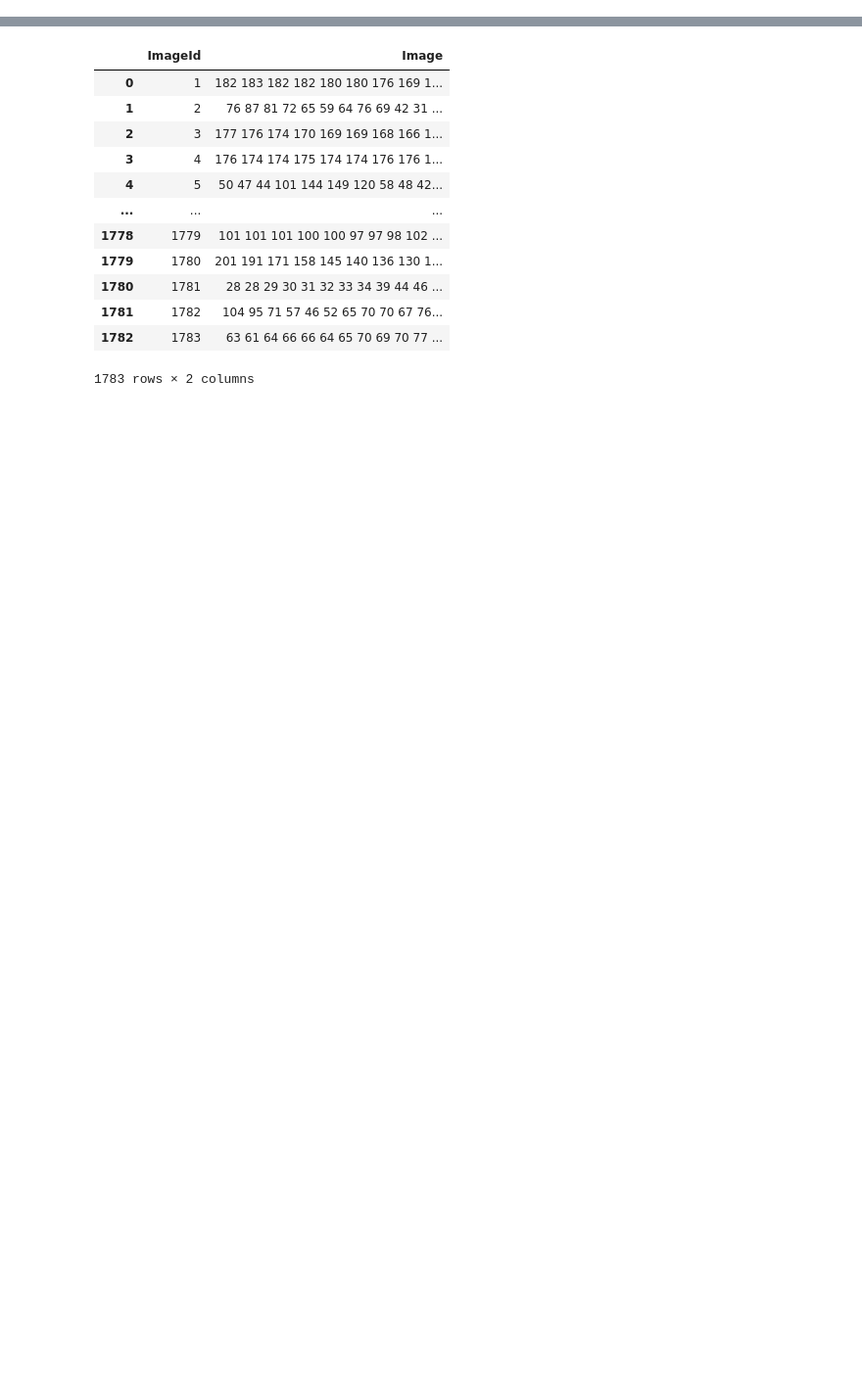
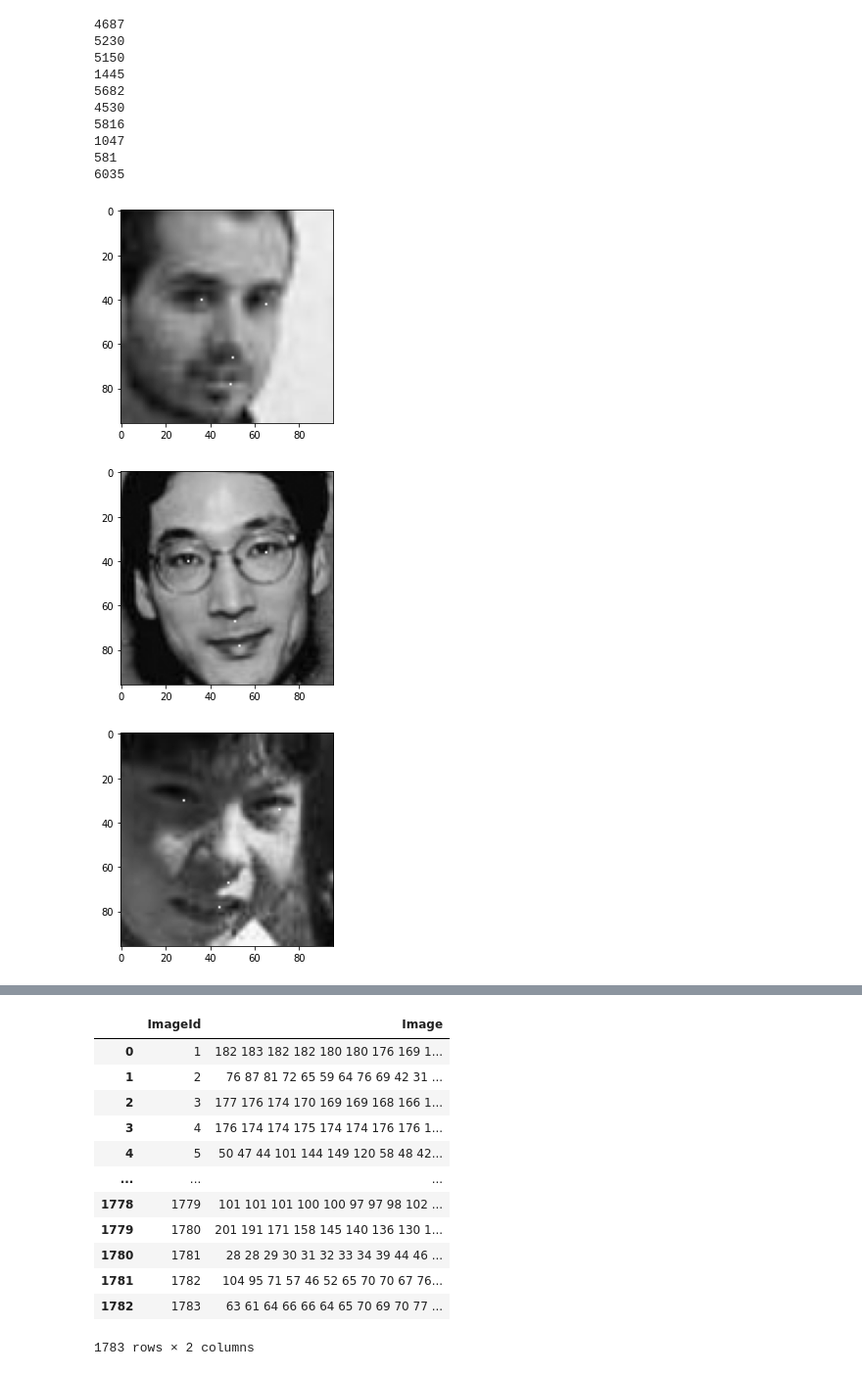
Before and after one commit to allihaider/facial-keypoint-detection, a Jupyter notebook: src/EDA.ipynb, the cells around one changed output, grey strips where cells are left out. Shown at 98% size. Drawn from its saved outputs; the diff is of its cells as text; code cells hidden in the pictures; blank space fills up the shorter version.

```diff
--- a/src/EDA.ipynb
+++ b/src/EDA.ipynb
@@ -9,0 +107,20 @@ ID_LOOKUP_FILE = "IdLookupTable.csv"
+# %%
+for random_index in np.random.randint(0, no_rows, 10):
+    image = get_image_from_string(train_df["Image"][random_index])
+    keypoints = get_image_keypoints(random_index)
+    image = draw_keypoints(image, keypoints)
+    display_image(image)
+# %% [output]
+4687
+5230
+5150
+1445
+5682
+4530
+5816
+1047
+581
+6035
+[figure, added]
+[figure, added]
+[figure, added]
```
Also changed, not shown: parts of 10 cells of this notebook.
